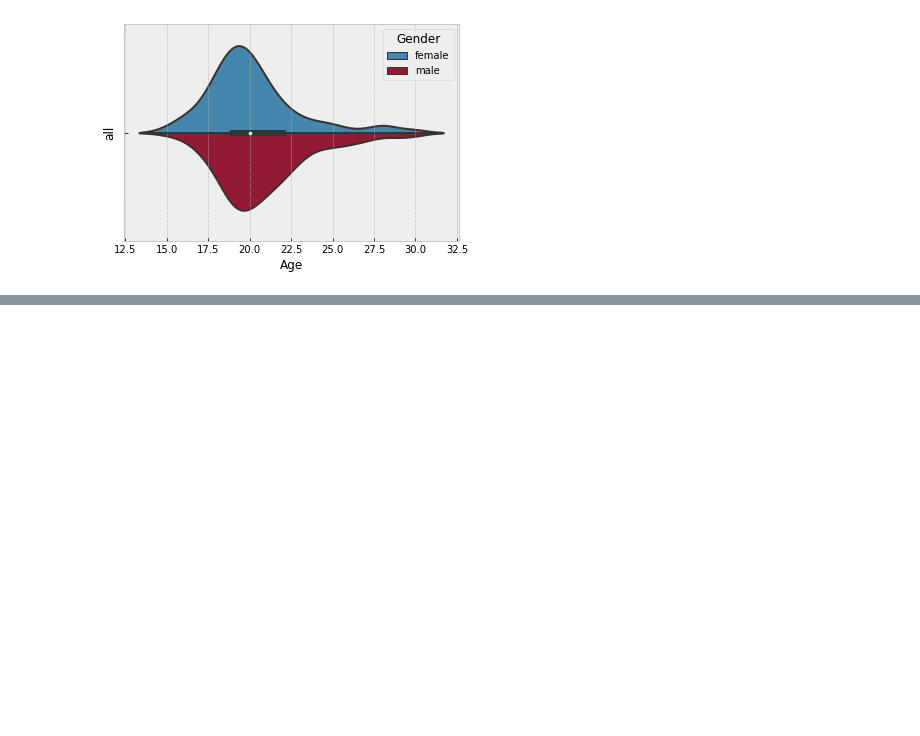
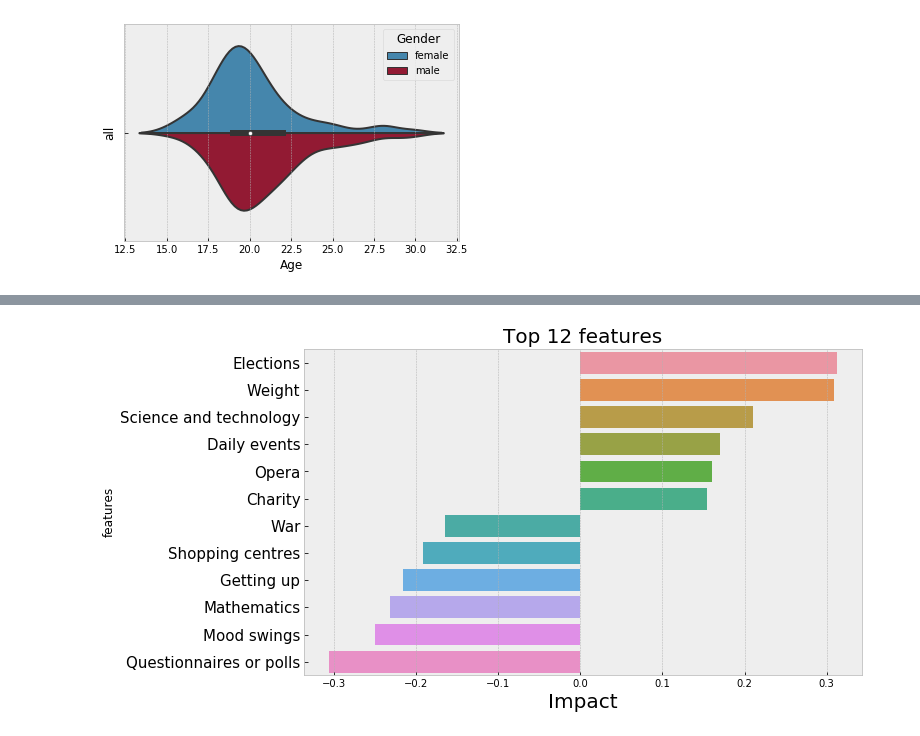
Before and after one commit to jaimindp/Kaggle, a Jupyter notebook: Kaggle Survey Age Analysis.ipynb, the cells around one changed output, grey strips where cells are left out. Cells and saved outputs as stored; diff of their text form; code cells hidden in the pictures; blank space fills up the shorter version.

```diff
--- a/Kaggle Survey Age Analysis.ipynb
+++ b/Kaggle Survey Age Analysis.ipynb
@@ -178,0 +282,9 @@ x_train, x_test, y_train, y_test = train_test_split(X, Y, test_size=0.3, random_
+# %%
+top10 = pd.concat([feat_coeff.head(6),feat_coeff.tail(6)])
+fig, ax1 = plt.subplots(1,1, figsize=(10,6))
+sns.barplot(y=top10.features, x=top10.impacts, ax=ax1);
+ax1.set_title('Top 12 features', size=20);
+ax1.set_yticklabels(labels=top10.features, size=15);
+ax1.set_xlabel('Impact', size=20);
+# %% [output]
+[figure, added]
```
Also changed, not shown: parts of 12 cells of this notebook.
